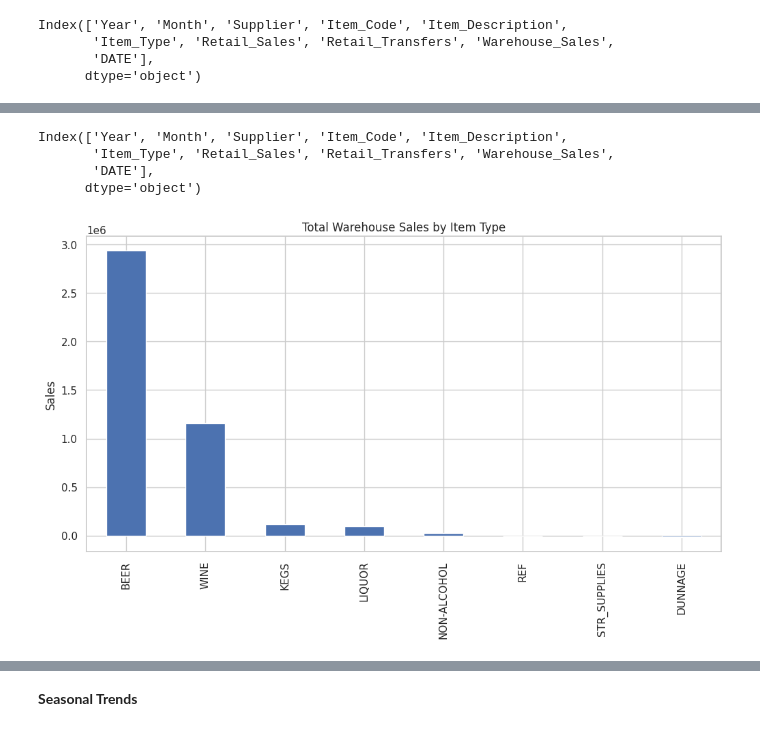
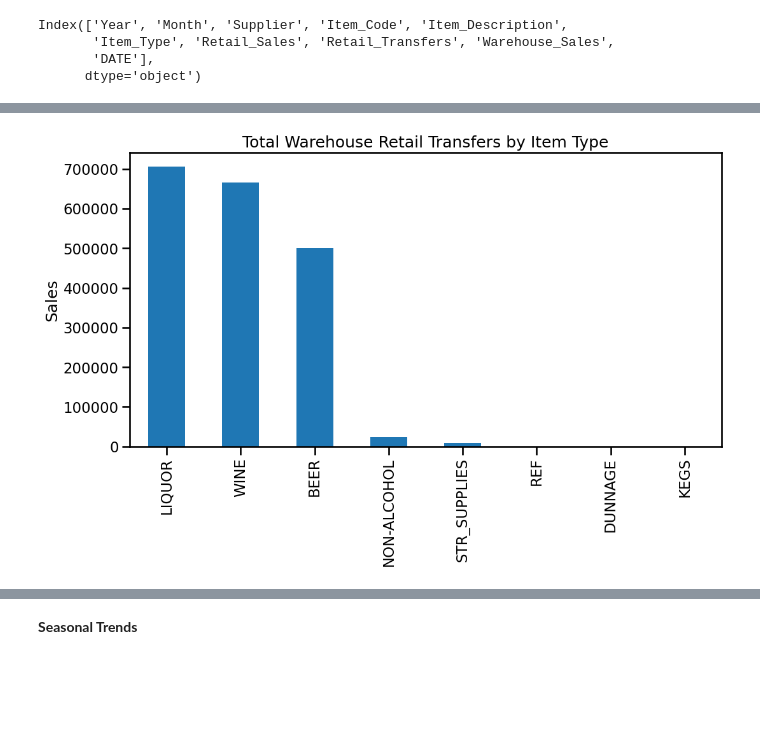
Before and after one commit to Killerfish8/Thesis, a Jupyter notebook: Warehouse_and_Retail_Sales.ipynb, the cells around one changed output, grey strips where cells are left out. Drawn from its saved outputs; the diff is of its cells as text; code cells hidden in the pictures; blank space fills up the shorter version.

```diff
--- a/Warehouse_and_Retail_Sales.ipynb
+++ b/Warehouse_and_Retail_Sales.ipynb
@@ -520,20 +500,13 @@ plt.show()
-# %%
-df.columns
-# %% [output]
-Index(['Year', 'Month', 'Supplier', 'Item_Code', 'Item_Description',
-       'Item_Type', 'Retail_Sales', 'Retail_Transfers', 'Warehouse_Sales',
-       'DATE'],
-      dtype='object')
 # %%
-sales_by_department = df.groupby('Item_Type')['Warehouse_Sales'].sum().sort_values(ascending=False)
+sales_by_department = df.groupby('Item_Type')['Retail_Transfers'].sum().sort_values(ascending=False)
 plt.figure(figsize=(12, 6))
 sales_by_department.plot(kind='bar')
-plt.title('Total Warehouse Sales by Item Type')
+plt.title('Total Warehouse Retail Transfers by Item Type')
 plt.xlabel('')
 plt.ylabel('Sales')
 plt.show()
 # %% [output]
-[figure, old version]
+[figure, new version]
 # %%
 # Assuming there is a 'department' column and 'sales' column
 sales_by_department = df.groupby('Item_Type')['Retail_Sales'].sum().sort_values(ascending=False)
```
Also changed, not shown: parts of 51 cells of this notebook.
